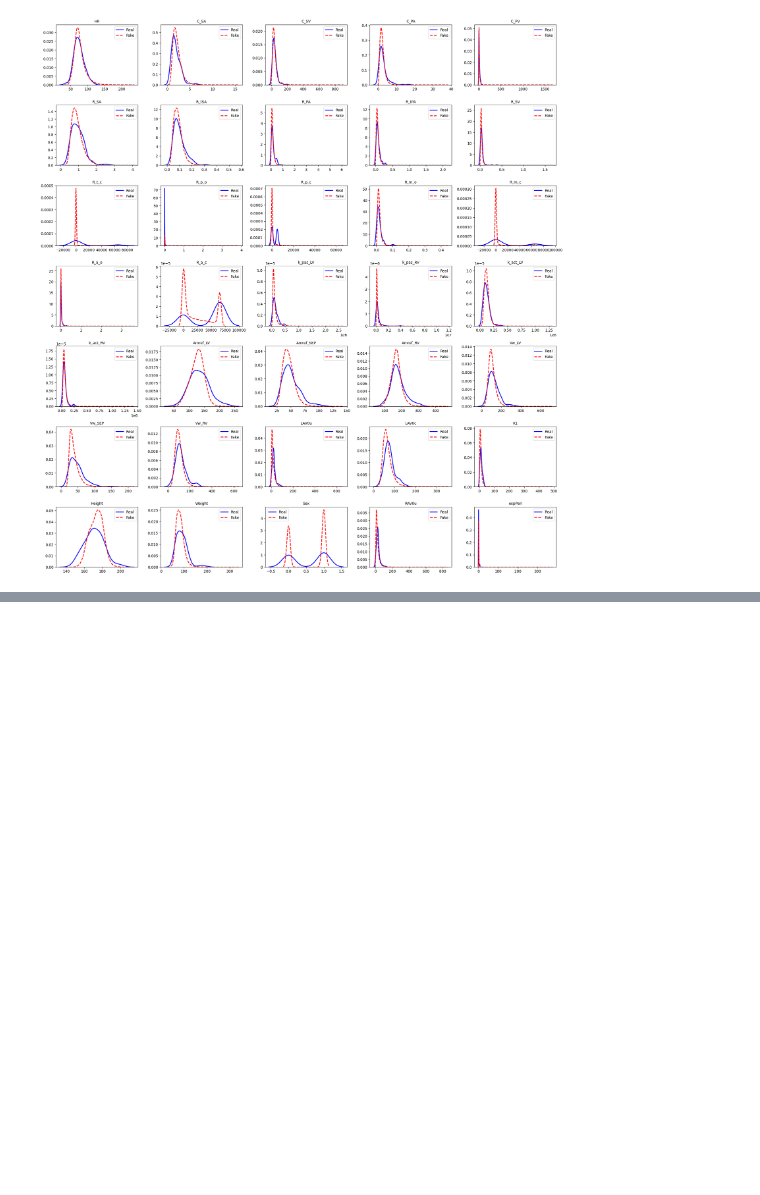
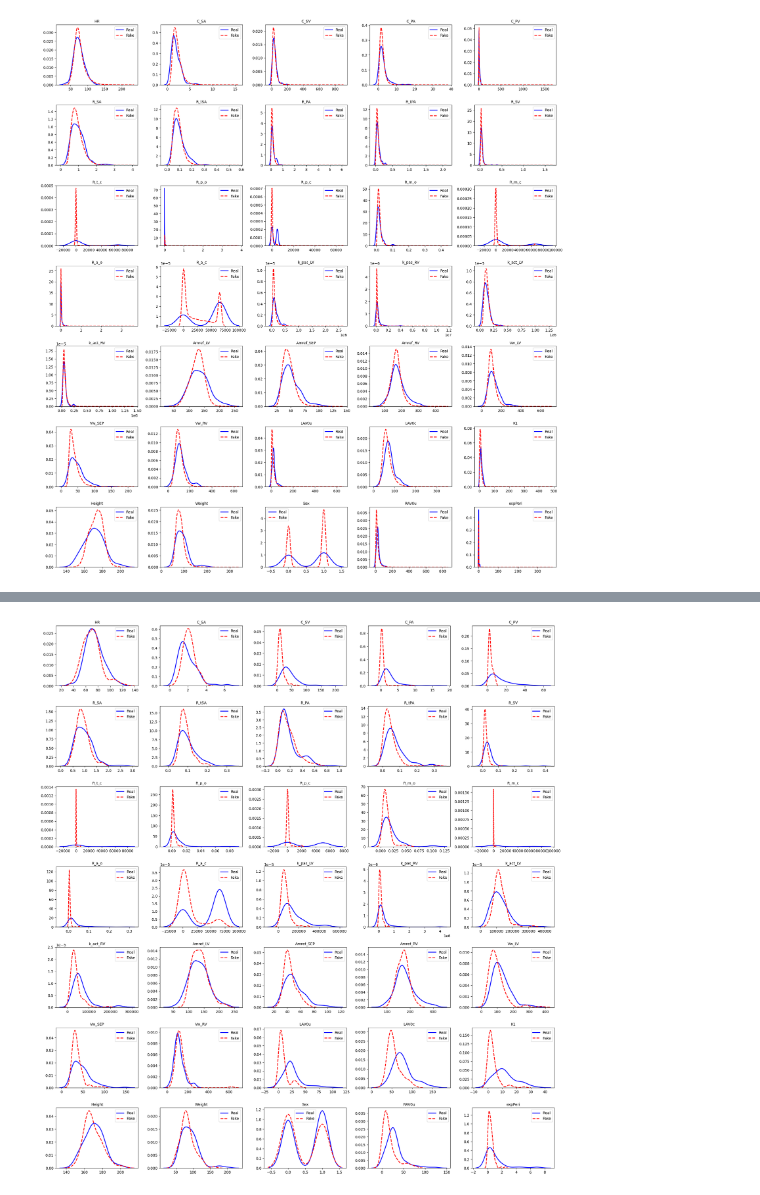
Before and after one commit to whl0809/Digital-twin-augmentation, a Jupyter notebook: Gen_DTv_cVAE.ipynb, the cells around one changed output, grey strips where cells are left out. Saved outputs shown, nothing was run; the diff lists cells and outputs as text; code cells hidden in the pictures; blank space fills up the shorter version.

```diff
--- a/Gen_DTv_cVAE.ipynb
+++ b/Gen_DTv_cVAE.ipynb
@@ -520,7 +520,7 @@ plt.show()
 # %%
 model.eval()
 with torch.no_grad():
-    N = int(1e5)  # Number of samples to generate
+    N = int(1e2)  # Number of samples to generate
     samples_continuous, samples_categoricals = model.sample(N, temperature=0.1)
 
     # Step 1: Argmax for all categoricals
@@ -594,11 +594,15 @@ plt.show()
 df_fake = pd.read_csv("generated_fake_data_2.csv")
 input_data = df_fake.iloc[:, :35].to_numpy()
 
+# 在输入数据前面加一列顺序排列的数字（1,2,3,4,5...）
+index_column = np.arange(1, input_data.shape[0] + 1).reshape(-1, 1)
+input_data = np.hstack([index_column, input_data])
+
 # 启动 MATLAB 引擎
 eng = matlab.engine.start_matlab()
 
 labels = []
-batch_size = 250
+batch_size = 25
 n = input_data.shape[0]
 
 for i in range(0, n, batch_size):
@@ -647,0 +905,8 @@ Processed samples: 44500/100000
+# %%
+X_continuous = X_cvae[:,continuous_col_indices]  # continuous features
+X_categoricals = [
+    X_cvae[:, col_idx].long() for col_idx in categorical_col_indices
+]  # list of tensors, each of shape: [408]
+
+# Now you can train
+model, total_losses, recon_losses, kl_losses = train_cvae(X_continuous, X_categoricals, y_cvae)
@@ -647,0 +977,27 @@ Processed samples: 44500/100000
+# %%
+# Plot only the first 35 columns
+num_cols = 35
+cols_to_plot = df_original.columns[:num_cols]
+
+# Set up subplot grid
+fig, axes = plt.subplots(nrows=num_cols // 5 + 1, ncols=5, figsize=(20, 3 * (num_cols // 5 + 1)))
+axes = axes.flatten()
+
+# Plot each feature's KDE for real and fake
+for i, col in enumerate(cols_to_plot):
+    sns.kdeplot(df_original[col], ax=axes[i], label="Real", color="blue", linewidth=2)
+    sns.kdeplot(df_fake[col], ax=axes[i], label="Fake", color="red", linestyle="--", linewidth=2)
+    axes[i].set_title(f"{col}", fontsize=10)
+    axes[i].set_xlabel("")
+    axes[i].set_ylabel("")
+    axes[i].legend()
+
+# Remove unused axes
+for j in range(i + 1, len(axes)):
+    fig.delaxes(axes[j])
+
+plt.tight_layout()
+plt.savefig("Fakedata_PDF_CC.png", dpi=300, bbox_inches='tight')
+plt.show()
+# %% [output]
+[figure, added]
```
Also changed, not shown: parts of 8 cells of this notebook, 10 other files.
